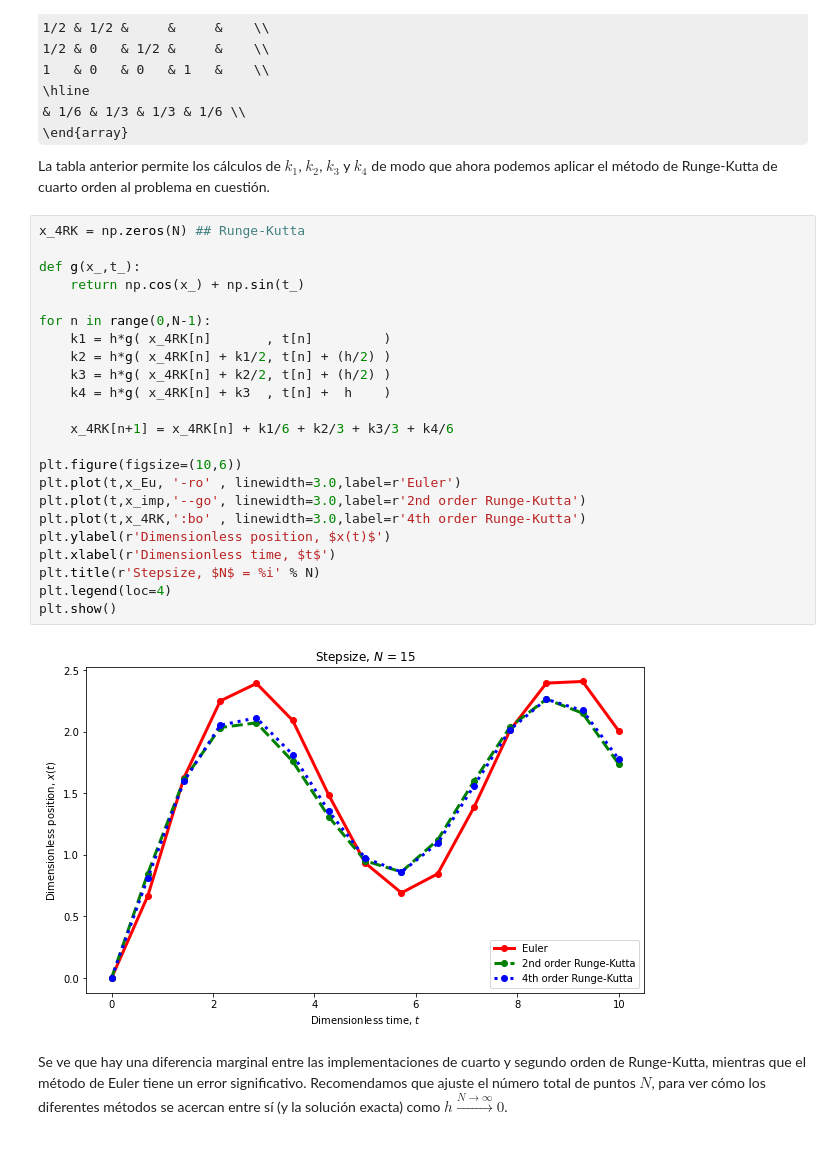
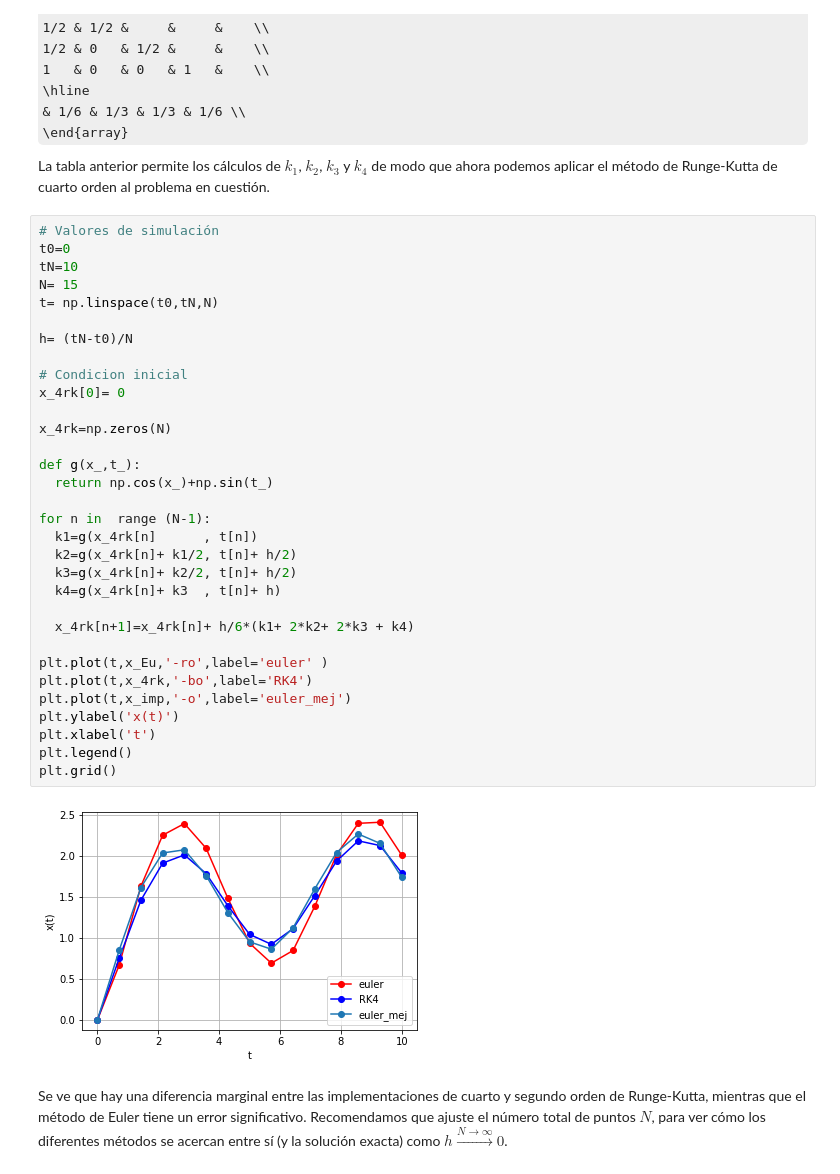
Before and after one commit to MarioBolanos/Modelado-y-Simulacion, a Jupyter notebook: Metodo_de_Runge_Kutta.ipynb, the cells around one changed output. Saved outputs shown, nothing was run; the diff lists cells and outputs as text; some formulas as TeX source.

```diff
--- a/Metodo_de_Runge_Kutta.ipynb
+++ b/Metodo_de_Runge_Kutta.ipynb
@@ -186,30 +187,39 @@ Pueden existir múltiples opciones para los coeficientes de un orden arbitrario
 \end{array}
 La tabla anterior permite los cálculos de $ k_1 $, $ k_2 $, $ k_3 $ y $ k_4 $ de modo que ahora podemos aplicar el método de Runge-Kutta de cuarto orden al problema en cuestión.
 # %%
-x_4RK = np.zeros(N) ## Runge-Kutta
+# Valores de simulación
+t0=0
+tN=10
+N= 15
+t= np.linspace(t0,tN,N)
+
+h= (tN-t0)/N
+
+# Condicion inicial
+x_4rk[0]= 0
+
+x_4rk=np.zeros(N)
 
 def g(x_,t_):
-    return np.cos(x_) + np.sin(t_)
+  return np.cos(x_)+np.sin(t_)
 
-for n in range(0,N-1):
-    k1 = h*g( x_4RK[n]       , t[n]         )
-    k2 = h*g( x_4RK[n] + k1/2, t[n] + (h/2) )
-    k3 = h*g( x_4RK[n] + k2/2, t[n] + (h/2) )
-    k4 = h*g( x_4RK[n] + k3  , t[n] +  h    )
+for n in  range (N-1):
+  k1=g(x_4rk[n]      , t[n])
+  k2=g(x_4rk[n]+ k1/2, t[n]+ h/2)
+  k3=g(x_4rk[n]+ k2/2, t[n]+ h/2)
+  k4=g(x_4rk[n]+ k3  , t[n]+ h)
 
-    x_4RK[n+1] = x_4RK[n] + k1/6 + k2/3 + k3/3 + k4/6
+  x_4rk[n+1]=x_4rk[n]+ h/6*(k1+ 2*k2+ 2*k3 + k4)
 
-plt.figure(figsize=(10,6))
-plt.plot(t,x_Eu, '-ro' , linewidth=3.0,label=r'Euler')
-plt.plot(t,x_imp,'--go', linewidth=3.0,label=r'2nd order Runge-Kutta')
-plt.plot(t,x_4RK,':bo' , linewidth=3.0,label=r'4th order Runge-Kutta')
-plt.ylabel(r'Dimensionless position, $x(t)$')
-plt.xlabel(r'Dimensionless time, $t$')
-plt.title(r'Stepsize, $N$ = %i' % N)
-plt.legend(loc=4)
-plt.show()
+plt.plot(t,x_Eu,'-ro',label='euler' )
+plt.plot(t,x_4rk,'-bo',label='RK4')
+plt.plot(t,x_imp,'-o',label='euler_mej')
+plt.ylabel('x(t)')
+plt.xlabel('t')
+plt.legend()
+plt.grid()
 # %% [output]
-[figure, old version]
+[figure, new version]
 # %% [markdown]
 Se ve que hay una diferencia marginal entre las implementaciones de cuarto y segundo orden de Runge-Kutta, mientras que el método de Euler tiene un error significativo. Recomendamos que ajuste el número total de puntos $ N $, para ver cómo los diferentes métodos se acercan entre sí (y la solución exacta) como $ h \overset {N \to \infty} {\longrightarrow} 0 $.
 # %% [markdown]
```
Also changed, not shown: parts of 4 cells of this notebook.
